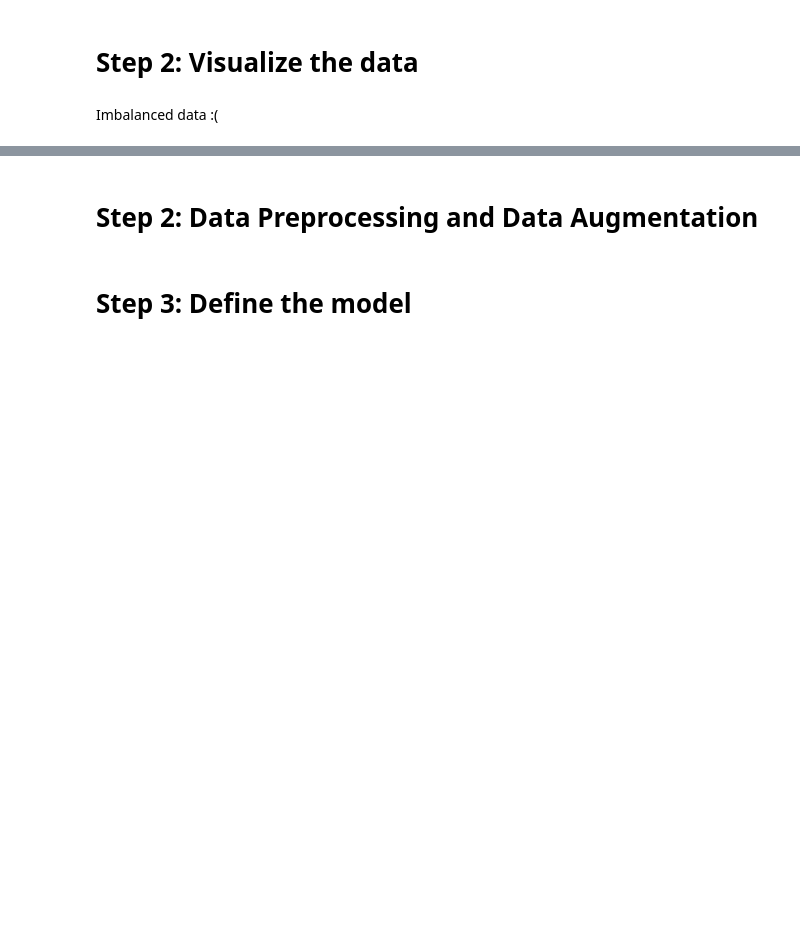
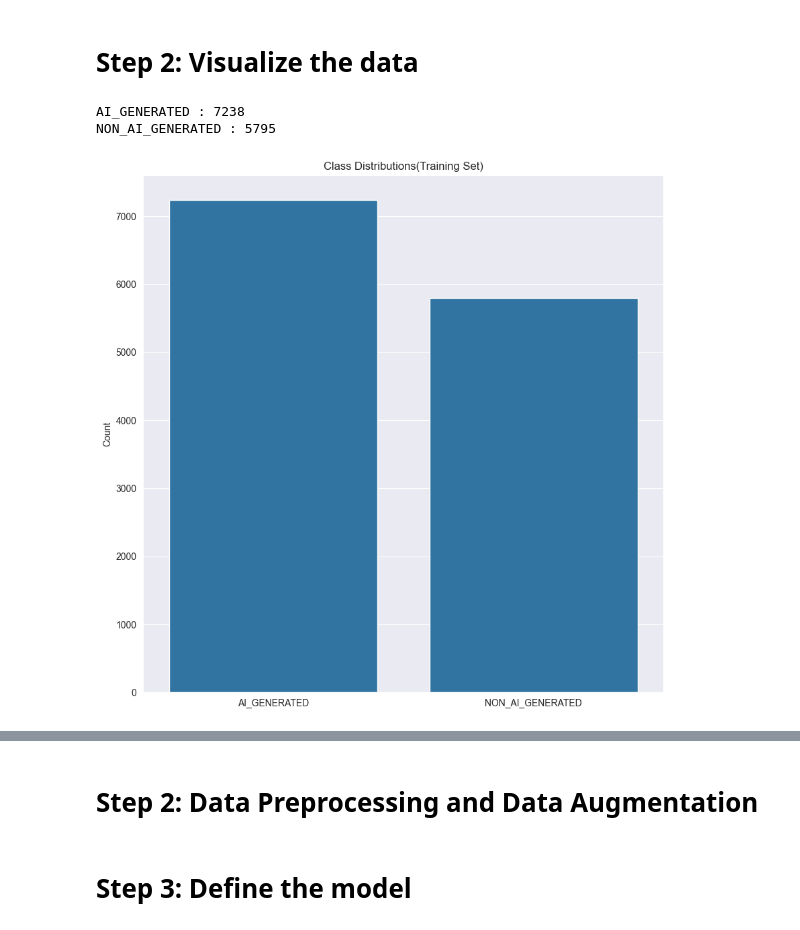
Before and after one commit to GeorgeBonilla-1/AI-Art-Detection, a Jupyter notebook: main.ipynb, the cells around one changed output, grey strips where cells are left out. Saved outputs shown, nothing was run; the diff lists cells and outputs as text; code cells hidden in the pictures; blank space fills up the shorter version.

Commit message:
Reworked the data loading and data exploration. Next step data preprocessing

```diff
--- a/main.ipynb
+++ b/main.ipynb
@@ -136,13 +89,2 @@ test_gen = test_data_generator(test_paths, batch_size=batch_size)
 # %% [markdown]
 # Step 2: Visualize the data
-# %%
-l = []
-for label in train_labels:
-    if(label == 0):
-        l.append("AI_GENERATED")
-    else:
-        l.append("NON_AI_GENERATED")
-sns.set_style('darkgrid')
-sns.countplot(x=l)
-# %% [markdown]
-Imbalanced data :(
@@ -223,0 +91,27 @@ preview_images(train_paths, train_labels, num_images=5)
+# %%
+# Visualize the classes in the training data
+y_labels = []
+
+# Collecting the labels from the training data
+for images, labels in train_data:
+    y_labels.extend(labels.numpy())
+
+# Assign the labels
+class_names = train_data.class_names
+l = [class_names[label] for label in y_labels]
+
+# Print the counts for each class
+for name in class_names:
+    count= l.count(name)
+    print(f"{name} : {count}")
+
+# Plot the counts for the classes
+plt.figure(figsize=(10, 10))
+sns.countplot(x = l)
+plt.title("Class Distributions(Training Set)")
+plt.ylabel("Count")
+plt.show()
+# %% [output]
+AI_GENERATED : 7238
+NON_AI_GENERATED : 5795
+[figure, added]
```
Also changed, not shown: parts of 16 cells of this notebook.
